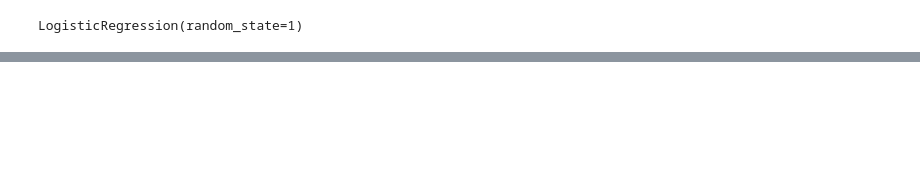
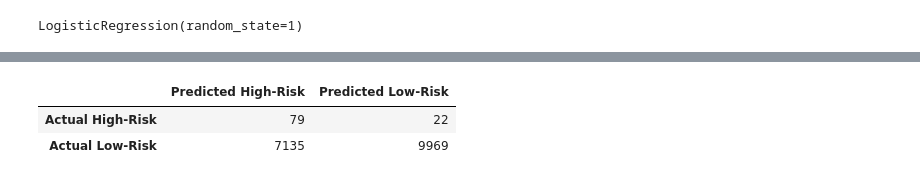
Before and after one commit to abrodyyy/Credit_Risk_Analysis, a Jupyter notebook: credit_risk_resampling.ipynb, the cells around one changed output, grey strips where cells are left out. Cells and saved outputs as stored; diff of their text form; code cells hidden in the pictures; blank space fills up the shorter version.

```diff
--- a/credit_risk_resampling.ipynb
+++ b/credit_risk_resampling.ipynb
@@ -285,5 +294,10 @@ Note: Use a random state of 1 for each sampling algorithm to ensure consistency
 # %%
 # Resample the training data with SMOTEENN
 # Warning: This is a large dataset, and this step may take some time to complete
-# YOUR CODE HERE
+from imblearn.combine import SMOTEENN
+smote_enn = SMOTEENN(random_state = 1)
+X_resampled, y_resampled = smote_enn.fit_resample(X, y)
+
+
+Counter(y_resampled)
 # %% [output]
@@ -291,9 +305,11 @@ Counter({'loan_status': 1})
 # %%
 # Train the Logistic Regression model using the resampled data
-# YOUR CODE HERE
+model = LogisticRegression(solver = 'lbfgs', random_state = 1)
+model.fit(X_resampled, y_resampled)
 # %% [output]
 LogisticRegression(random_state=1)
 # %%
 # Calculated the balanced accuracy score
-# YOUR CODE HERE
+y_pred = model.predict(X_test)
+balanced_accuracy_score(y_test, y_pred)
 # %% [output]
@@ -307,3 +317,14 @@ array([[  71,   30],
+# %%
+# Display the confusion matrix
+matrix = confusion_matrix(y_test, y_pred)
+matrix_df = pd.DataFrame(matrix,
+                     index = ['Actual High-Risk', 'Actual Low-Risk'],
+                     columns = ['Predicted High-Risk', 'Predicted Low-Risk'])
+matrix_df
+# %% [output]
+|  | Predicted High-Risk | Predicted Low-Risk |
+| Actual High-Risk | 79 | 22 |
+| Actual Low-Risk | 7135 | 9969 |
 # %%
 # Print the imbalanced classification report
 print(classification_report_imbalanced(y_test, y_pred))
```
Also changed, not shown: parts of 18 cells of this notebook.
